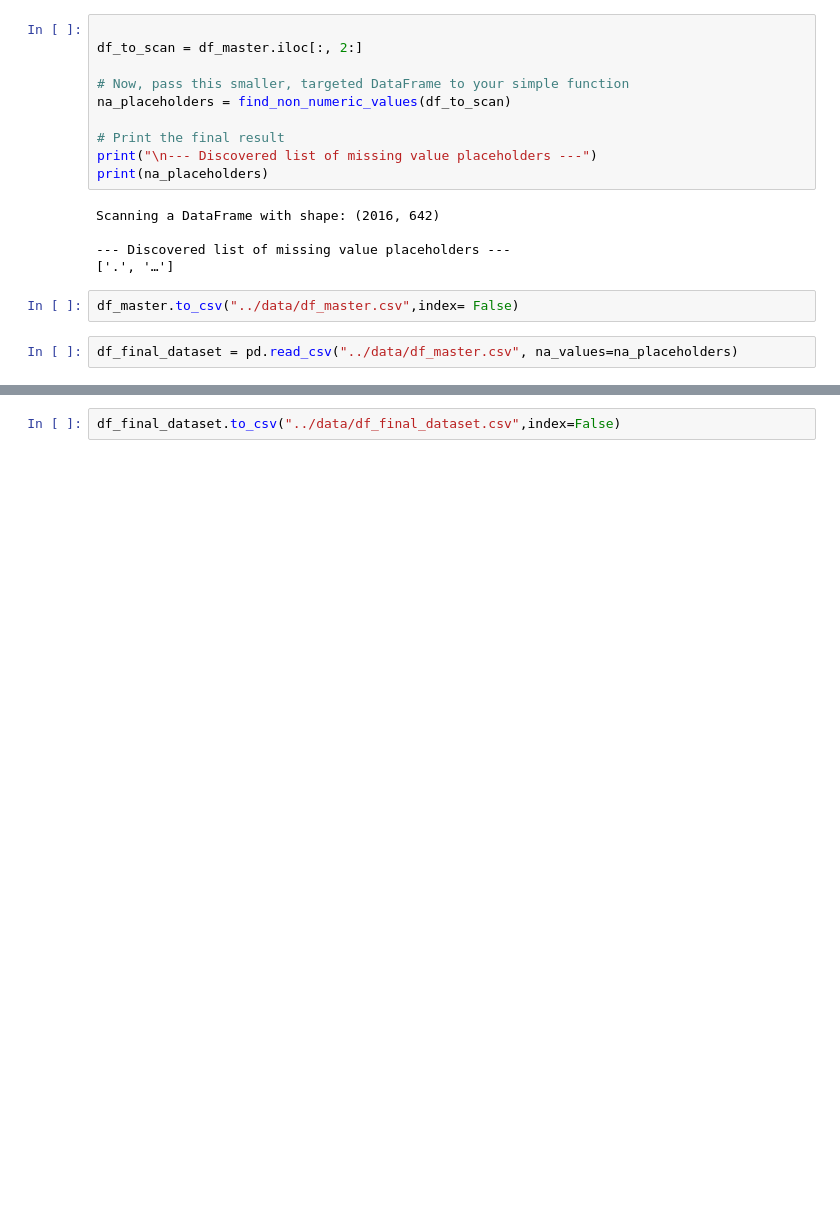
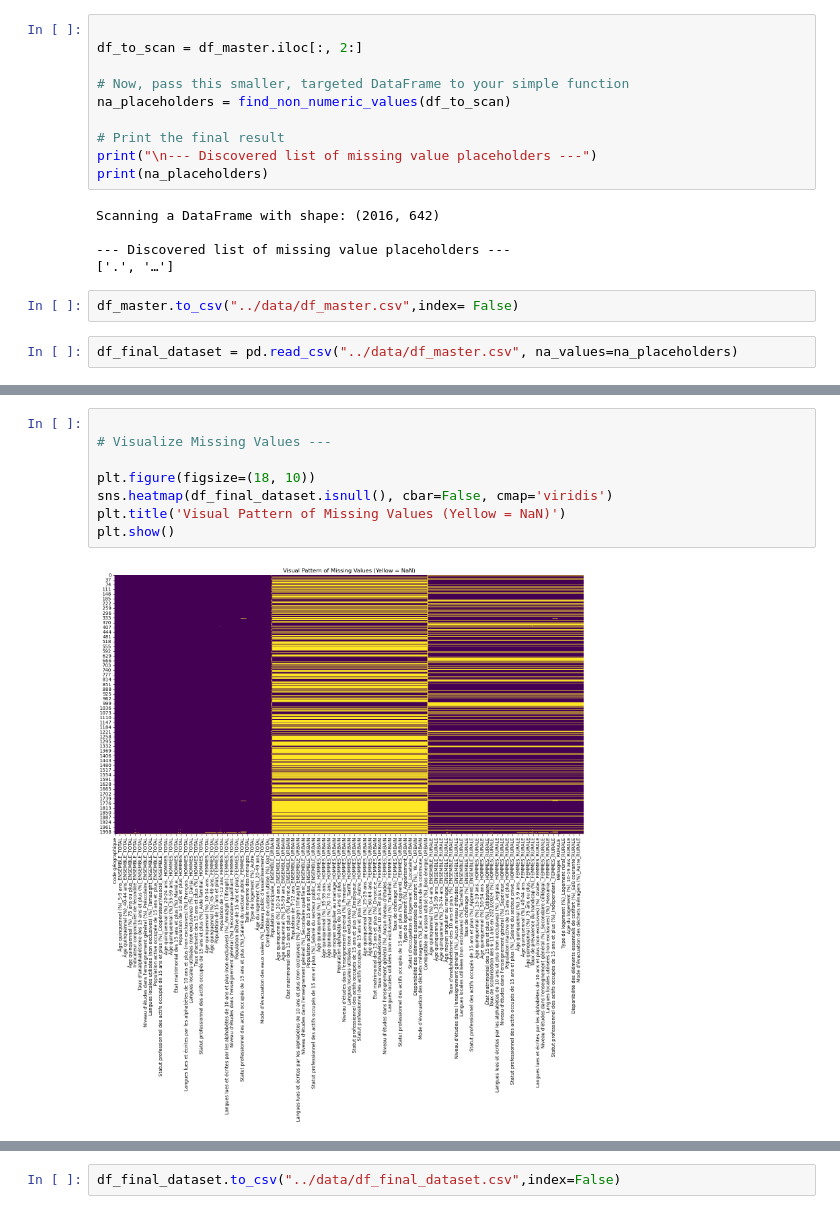
Before and after one commit to fadwaelaazaouzi/Developing_an_intelligent_territorial_scoring_system_using_machine_learning, a Jupyter notebook: notebooks/01-Data-Loading-and-Cleaning.ipynb, the cells around one changed output, grey strips where cells are left out. Drawn from its saved outputs; the diff is of its cells as text; blank space fills up the shorter version.

Commit message:
replacing the missing data handling in the cleaning notebook

```diff
--- a/notebooks/01-Data-Loading-and-Cleaning.ipynb
+++ b/notebooks/01-Data-Loading-and-Cleaning.ipynb
@@ -437,0 +473,10 @@ df_final_dataset = pd.read_csv("../data/df_master.csv", na_values=na_placeholder
+# %%
+
+# Visualize Missing Values ---
+
+plt.figure(figsize=(18, 10))
+sns.heatmap(df_final_dataset.isnull(), cbar=False, cmap='viridis')
+plt.title('Visual Pattern of Missing Values (Yellow = NaN)')
+plt.show()
+# %% [output]
+[figure, added]
```
Also changed, not shown: parts of 21 cells of this notebook, 1 other file.
